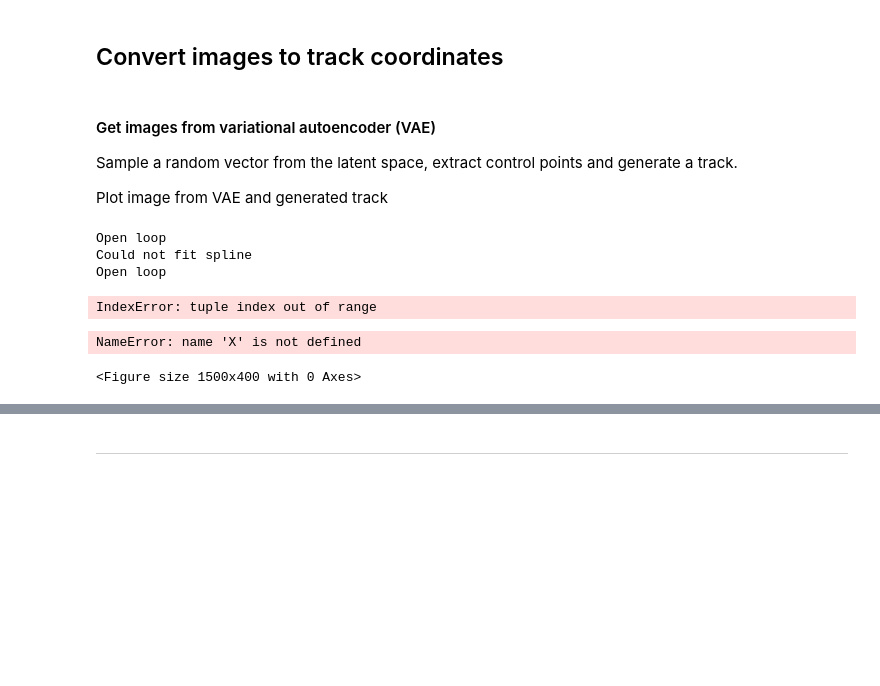
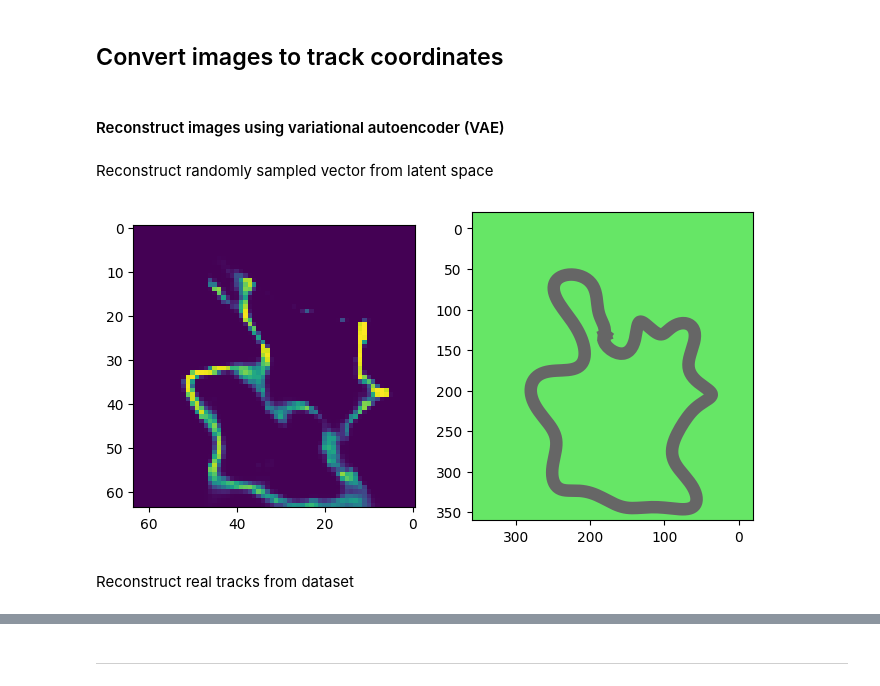
Before and after one commit to JuanJoseZapata/curriculum_learning_ws, a Jupyter notebook: scripts/VAE.ipynb, the cells around one changed output, grey strips where cells are left out. Drawn from its saved outputs; the diff is of its cells as text; code cells hidden in the pictures; blank space fills up the shorter version.

```diff
--- a/scripts/VAE.ipynb
+++ b/scripts/VAE.ipynb
@@ -119,5 +119,5 @@ plot_track(track)
 # %%
-num_tracks = 20_000
+num_tracks = 50_000
 
 X = []  # Track images
 Y = []  # x,y coordinates of track
@@ -266,7 +266,7 @@ def loss_fn(recon_x, x, mu, logvar):
     return BCE + KLD, BCE, KLD
 
 def train(vae, data, epochs=50, bs=32):
-    optimizer = torch.optim.Adam(vae.parameters(), lr=1e-3)
+    optimizer = torch.optim.Adam(vae.parameters(), lr=1e-4)
     for epoch in range(epochs):
         for x, y in data:
             x = x.to(device)
@@ -285,5 +285,5 @@ vae = VAE(z_dim=24).to(device) # GPU
 
 data = DataLoader(dataset, batch_size=32, shuffle=True)
 
-train(vae, data, epochs=150)
+train(vae, data, epochs=300)
 # %% [output]
@@ -421,6 +343,0 @@ def fit_spline(points, num_points=200):
-# %% [markdown]
-#### Get images from variational autoencoder (VAE)
-
-Sample a random vector from the latent space, extract control points and generate a track.
-
-Plot image from VAE and generated track
@@ -427,37 +396,32 @@ Plot image from VAE and generated track
+# %% [markdown]
+#### Reconstruct images using variational autoencoder (VAE)
+# %% [markdown]
+Reconstruct randomly sampled vector from latent space
 # %%
-success = False
-while not success:
-    # Reconstruct image from latent space vector
-    noise = torch.randn(1, 24).to(device)
-    recon_x = vae.decode(noise).to('cpu').detach().numpy().squeeze()
-    # Get control points from image
-    recon_x = (recon_x*255).astype(np.uint8)
-    success, control_points = get_control_points_from_image(recon_x, min_r=1)
-
-# Get track from control points
-_, x, y = get_track(control_points=control_points)
-
+# Reconstruct image from latent space vector
+noise = torch.randn(1, 24).to(device)
+recon_x = vae.decode(noise).to('cpu').detach().numpy().squeeze()
+#Get control points from image
+recon_x = (recon_x*255).astype(np.uint8)
+control_points = get_control_points_from_image(recon_x)
+x, y = control_points[:,0], control_points[:,1]
 
 # Plot track & image
 plt.figure(figsize=(8,4))
 
 plt.subplot(121)
 plt.imshow(recon_x)
 plt.gca().invert_xaxis()
 
 plt.subplot(122)
-plot_track(np.array([x, y]).T)
+plot_track(np.array([x, y]).T*350/64)
 plt.gca().invert_xaxis()
 plt.gca().invert_yaxis()
 # %% [output]
-Open loop
-Could not fit spline
-Open loop
-IndexError: tuple index out of range
+[figure, added]
+# %% [markdown]
+Reconstruct real tracks from dataset
 # %%
-# Plot reconstruction
-plt.figure(figsize=(15,4))
-
 # Random index
 j = np.random.randint(0, X.shape[0])
 # Get data
@@ -467,9 +431,3 @@ recon_x, _, _ = vae(img_orig)
 recon_x = recon_x.to('cpu').detach().numpy().squeeze()
 # Get control points from image
 recon_x = (recon_x*255).astype(np.uint8)
-_, control_points = get_control_points_from_image(recon_x, min_r=1)
-# Get track from control points
-_, x, y = get_track(control_points=control_points)
-# %% [output]
-NameError: name 'X' is not defined
-<Figure size 1500x400 with 0 Axes>
```
Also changed, not shown: parts of 15 cells of this notebook.
